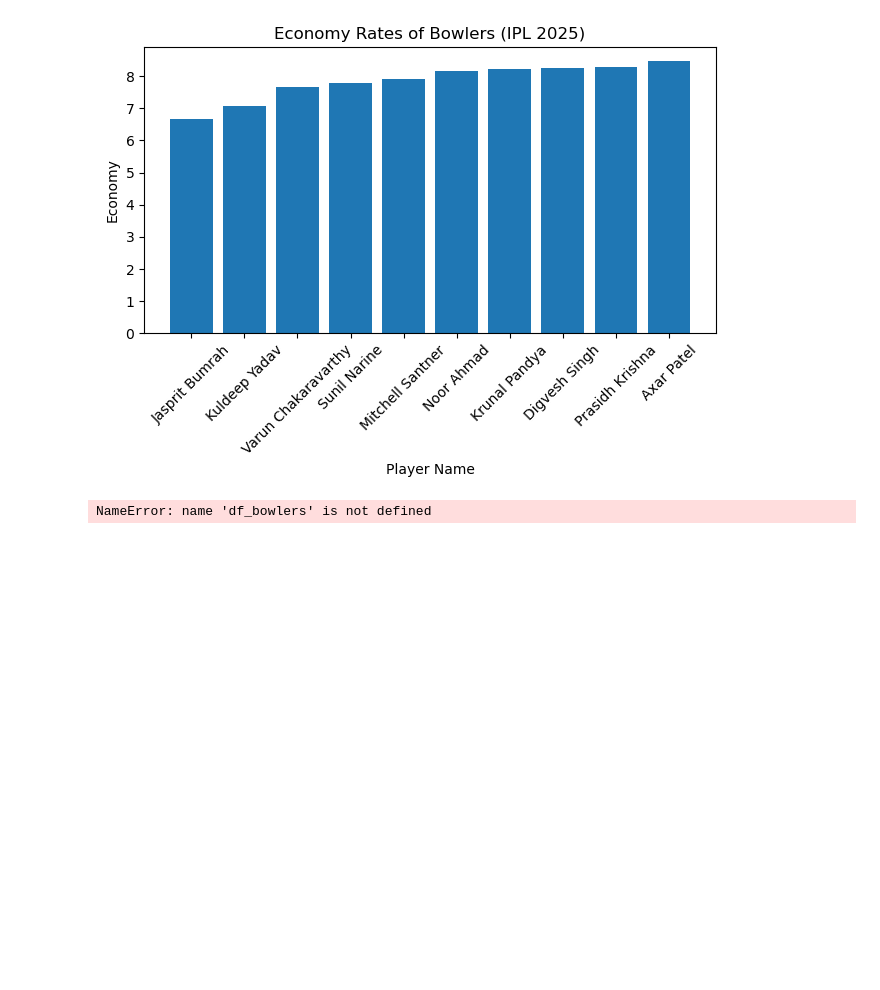
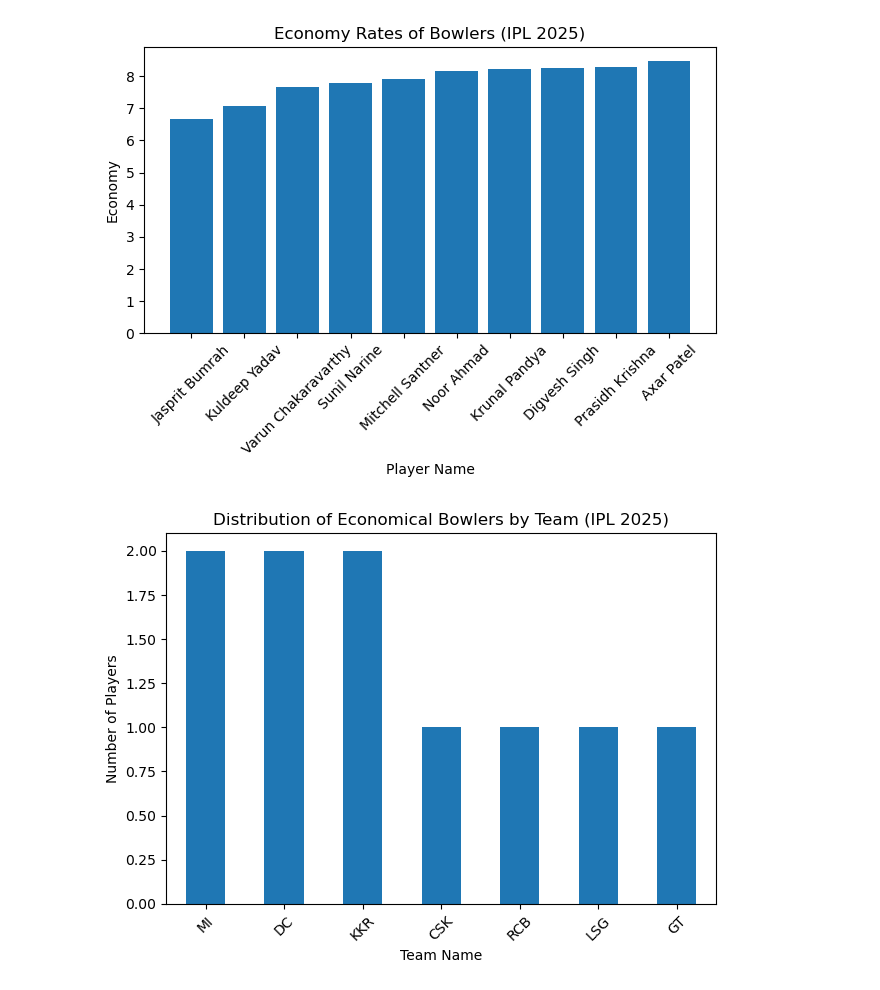
Before and after one commit to Subhu0110/IPL_Project, a Jupyter notebook: ProjectIPLBowling2025.ipynb, the cells around one changed output. Saved outputs shown, nothing was run; the diff lists cells and outputs as text; code cells hidden in the pictures; blank space fills up the shorter version.

```diff
--- a/ProjectIPLBowling2025.ipynb
+++ b/ProjectIPLBowling2025.ipynb
@@ -239,12 +259,12 @@ plt.show()
 # %%
 team_counts= df_bowlers['Team'].value_counts()
 plt.figure()
-plt.bar(df_bowlers['Team'],team_counts)
+team_counts.plot(kind='bar')
 plt.xticks(rotation=45)
 plt.xlabel("Team Name")
 plt.ylabel("Number of Players")
-plt.title("Distribution of Bowlers by Team (IPL 2025)")
+plt.title("Distribution of Economical Bowlers by Team (IPL 2025)")
 plt.tight_layout()
 plt.show()
 # %% [output]
-NameError: name 'df_bowlers' is not defined
+[figure, added]
```
Also changed, not shown: parts of 8 cells of this notebook.
